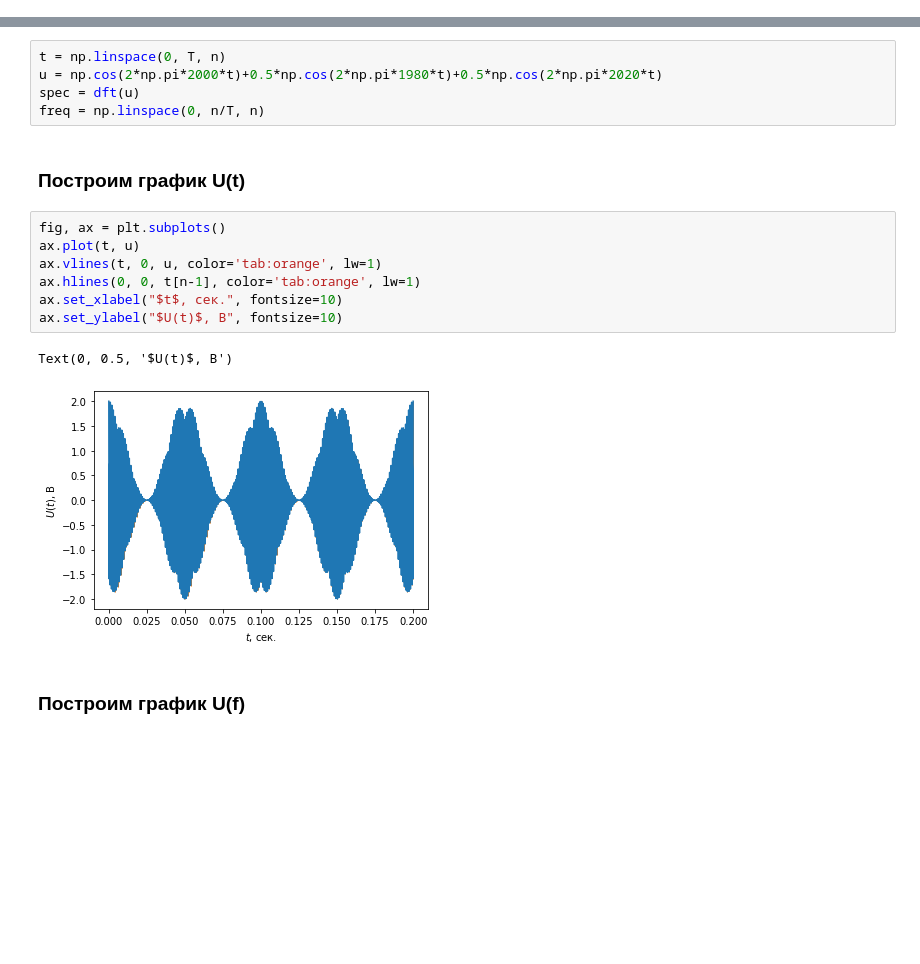
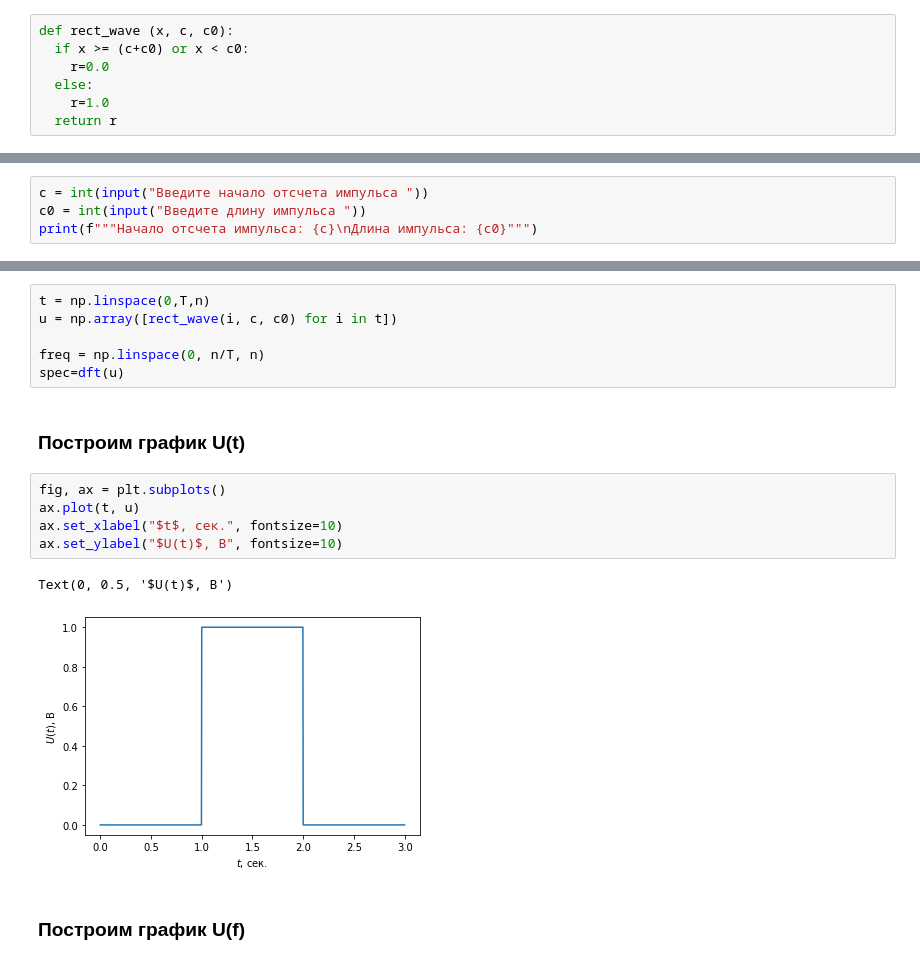
Before and after one commit to DaniilSysoev/opisis_sem_2, a Jupyter notebook: Описис_семинар_2.ipynb, the cells around one changed output, grey strips where cells are left out. Drawn from its saved outputs; the diff is of its cells as text; blank space fills up the shorter version.

```diff
--- a/Описис_семинар_2.ipynb
+++ b/Описис_семинар_2.ipynb
@@ -271,0 +269,7 @@ print(f'Минимальный периоддискретизации: {1/(2*202
+# %%
+def rect_wave (x, c, c0):
+  if x >= (c+c0) or x < c0:
+    r=0.0
+  else:
+    r=1.0
+  return r
@@ -271,0 +280,4 @@ print(f'Минимальный периоддискретизации: {1/(2*202
+# %%
+c = int(input("Введите начало отсчета импульса "))
+c0 = int(input("Введите длину импульса "))
+print(f"""Начало отсчета импульса: {c}\nДлина импульса: {c0}""")
@@ -272,20 +291,19 @@ print(f'Минимальный периоддискретизации: {1/(2*202
 # %%
-t = np.linspace(0, T, n)
-u = np.cos(2*np.pi*2000*t)+0.5*np.cos(2*np.pi*1980*t)+0.5*np.cos(2*np.pi*2020*t)
-spec = dft(u)
+t = np.linspace(0,T,n)
+u = np.array([rect_wave(i, c, c0) for i in t])
+
 freq = np.linspace(0, n/T, n)
+spec=dft(u)
 # %% [markdown]
 <h3>Построим график U(t)</h3>
 # %%
 fig, ax = plt.subplots()
 ax.plot(t, u)
-ax.vlines(t, 0, u, color='tab:orange', lw=1)
-ax.hlines(0, 0, t[n-1], color='tab:orange', lw=1)
 ax.set_xlabel("$t$, сек.", fontsize=10)
 ax.set_ylabel("$U(t)$, В", fontsize=10)
 # %% [output]
 Text(0, 0.5, '$U(t)$, В')
-[figure, old version]
+[figure, new version]
 # %% [markdown]
 <h3>Построим график U(f)</h3>
 # %%
```
Also changed, not shown: parts of 11 cells of this notebook.
